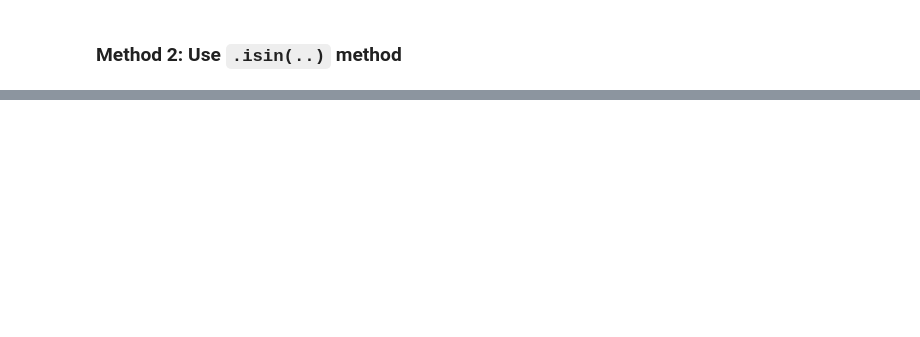
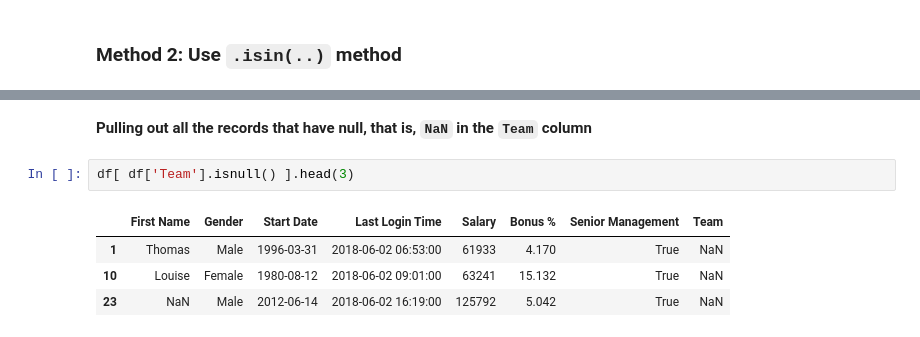
Before and after one commit to pratikgujral/learn-data-analysis, a Jupyter notebook: DataFrame.ipynb, the cells around one changed output, grey strips where cells are left out. Drawn from its saved outputs; the diff is of its cells as text; blank space fills up the shorter version.

Commit message:
Added isnull(), notnull() methods

```diff
--- a/DataFrame.ipynb
+++ b/DataFrame.ipynb
@@ -772,0 +787,9 @@ df[mask].head(5)
+# %% [markdown]
+**Pulling out all the records that have null, that is, `NaN` in the `Team` column**
+# %%
+df[ df['Team'].isnull() ].head(3)
+# %% [output]
+|  | First Name | Gender | Start Date | Last Login Time | Salary | Bonus % | Senior Management | Team |
+| 1 | Thomas | Male | 1996-03-31 | 2018-06-02 06:53:00 | 61933 | 4.170 | True | NaN |
+| 10 | Louise | Female | 1980-08-12 | 2018-06-02 09:01:00 | 63241 | 15.132 | True | NaN |
+| 23 | NaN | Male | 2012-06-14 | 2018-06-02 16:19:00 | 125792 | 5.042 | True | NaN |
```
Also changed, not shown: parts of 14 cells of this notebook.
